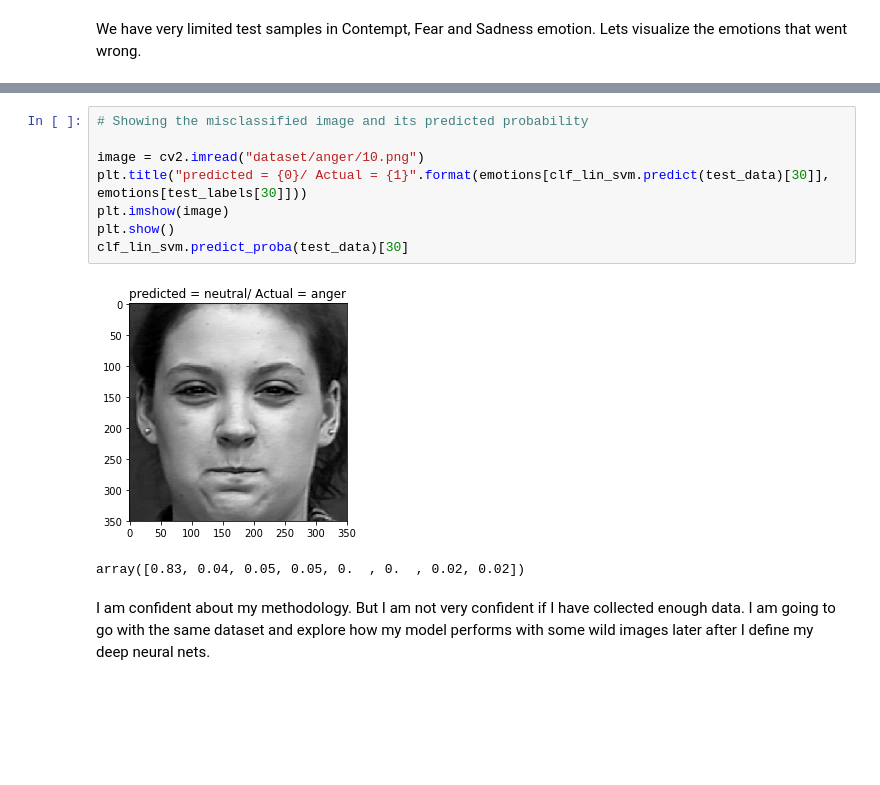
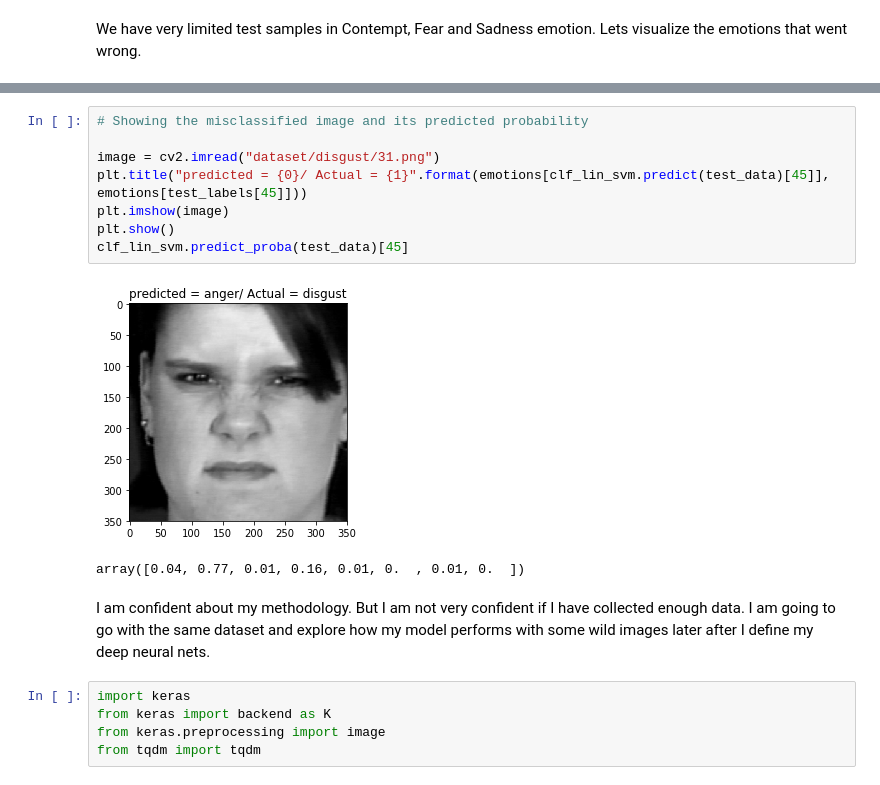
Before and after one commit to karthikBalasubramanian/FER, a Jupyter notebook: FER Capstone Implementation.ipynb, the cells around one changed output, grey strips where cells are left out. Saved outputs shown, nothing was run; the diff lists cells and outputs as text; blank space fills up the shorter version.

```diff
--- a/FER Capstone Implementation.ipynb
+++ b/FER Capstone Implementation.ipynb
@@ -528,13 +527,18 @@ display(miscalssified_df)
 # %%
 # Showing the misclassified image and its predicted probability
 
-image = cv2.imread("dataset/anger/10.png")
-plt.title("predicted = {0}/ Actual = {1}".format(emotions[clf_lin_svm.predict(test_data)[30]], emotions[test_labels[30]]))
+image = cv2.imread("dataset/disgust/31.png")
+plt.title("predicted = {0}/ Actual = {1}".format(emotions[clf_lin_svm.predict(test_data)[45]], emotions[test_labels[45]]))
 plt.imshow(image)
 plt.show()
-clf_lin_svm.predict_proba(test_data)[30]
+clf_lin_svm.predict_proba(test_data)[45]
 # %% [output]
-[figure, old version]
+[figure, new version]
-array([0.83, 0.04, 0.05, 0.05, 0.  , 0.  , 0.02, 0.02])
+array([0.04, 0.77, 0.01, 0.16, 0.01, 0.  , 0.01, 0.  ])
 # %% [markdown]
 I am confident about my methodology. But I am not very confident if I have collected enough data. I am going to go with the same dataset and explore how my model performs with some wild images later after I define my deep neural nets.
+# %%
+import keras
+from keras import backend as K
+from keras.preprocessing import image
+from tqdm import tqdm
```
Also changed, not shown: parts of 10 cells of this notebook, 1 other file.
